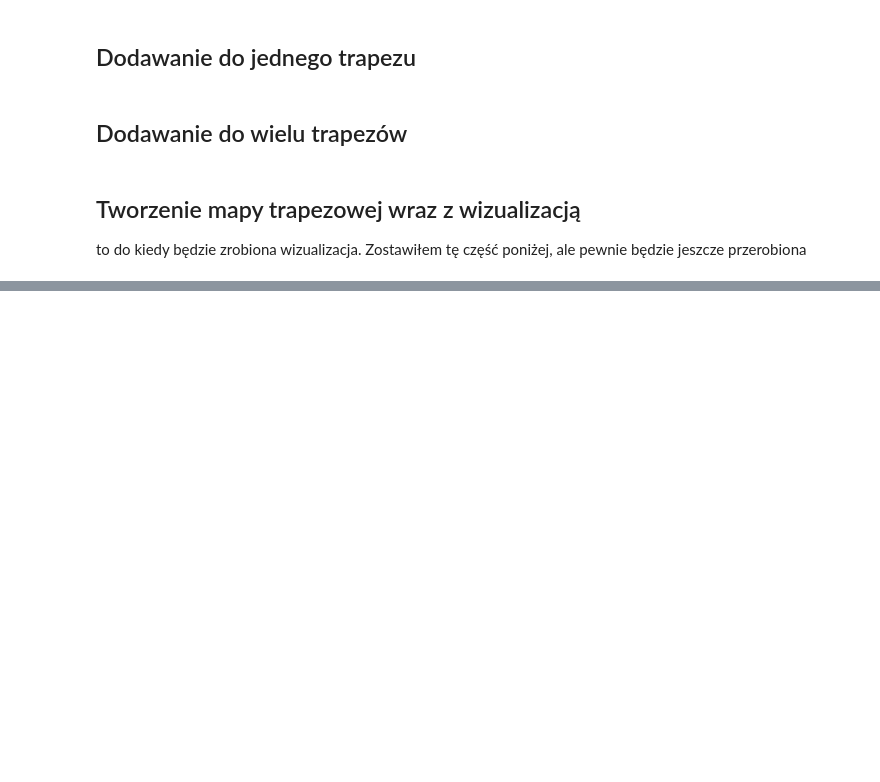
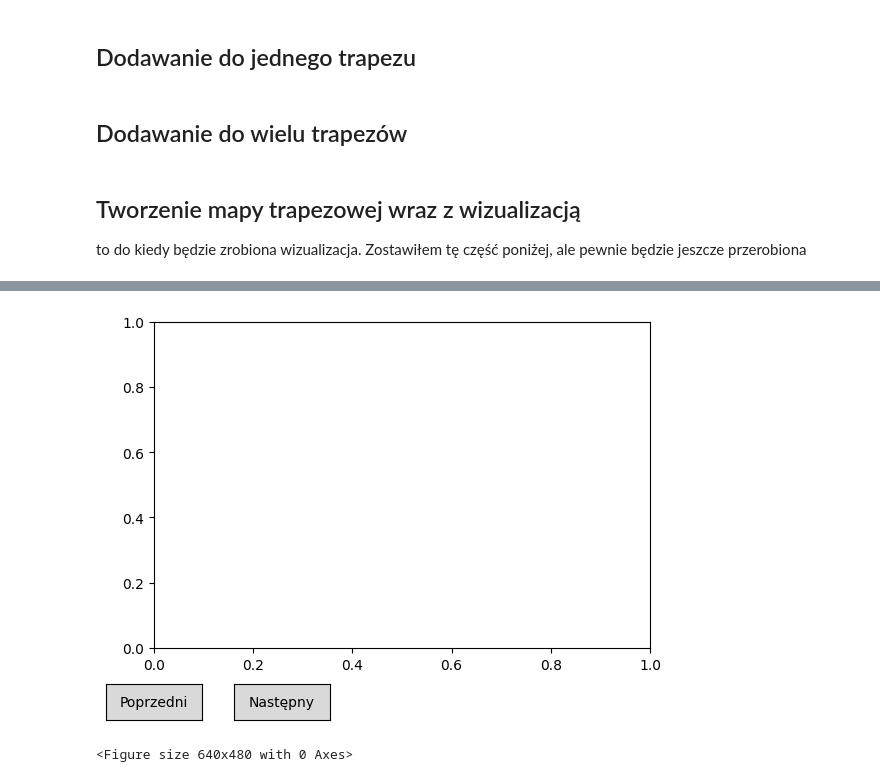
Before and after one commit to michal1mroz/GEOMETRIC_ALG_PROJECT, a Jupyter notebook: wm-code-without-vis-suggestion/mainProgram.ipynb, the cells around one changed output, grey strips where cells are left out. Saved outputs shown, nothing was run; the diff lists cells and outputs as text; code cells hidden in the pictures; blank space fills up the shorter version.

```diff
--- a/wm-code-without-vis-suggestion/mainProgram.ipynb
+++ b/wm-code-without-vis-suggestion/mainProgram.ipynb
@@ -338,0 +322,7 @@ AttributeError: 'NoneType' object has no attribute 'type'
+# %%
+T3, scenes3 = trapezoidal_map_vis(exampleLines3)
+pr3 = Presenter(scenes3)
+pr3.display()
+# %% [output]
+[figure, added]
+<Figure size 640x480 with 0 Axes>
```
Also changed, not shown: parts of 9 cells of this notebook, 6 other files.
